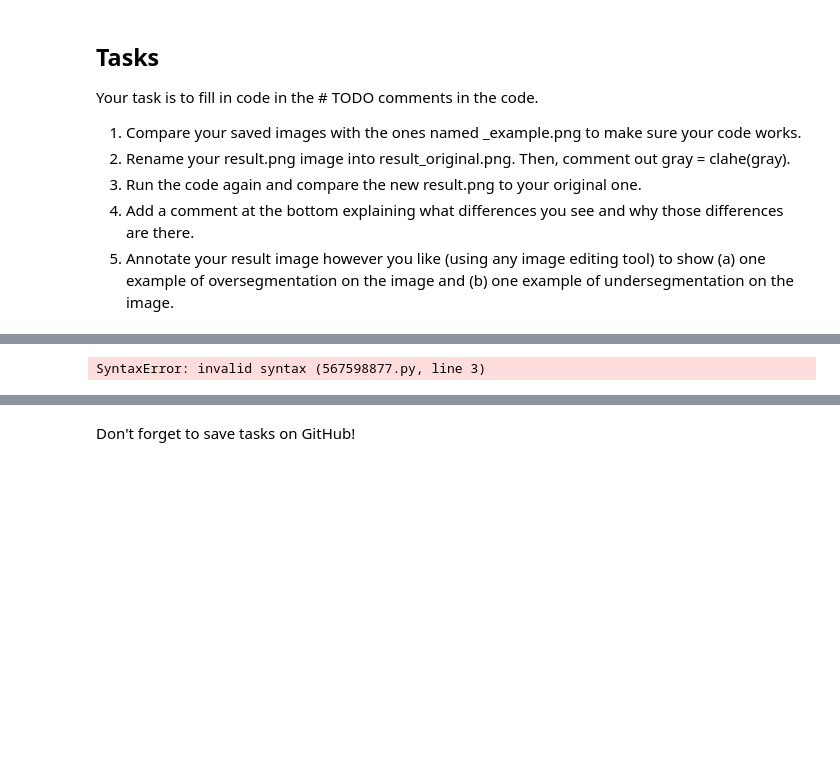
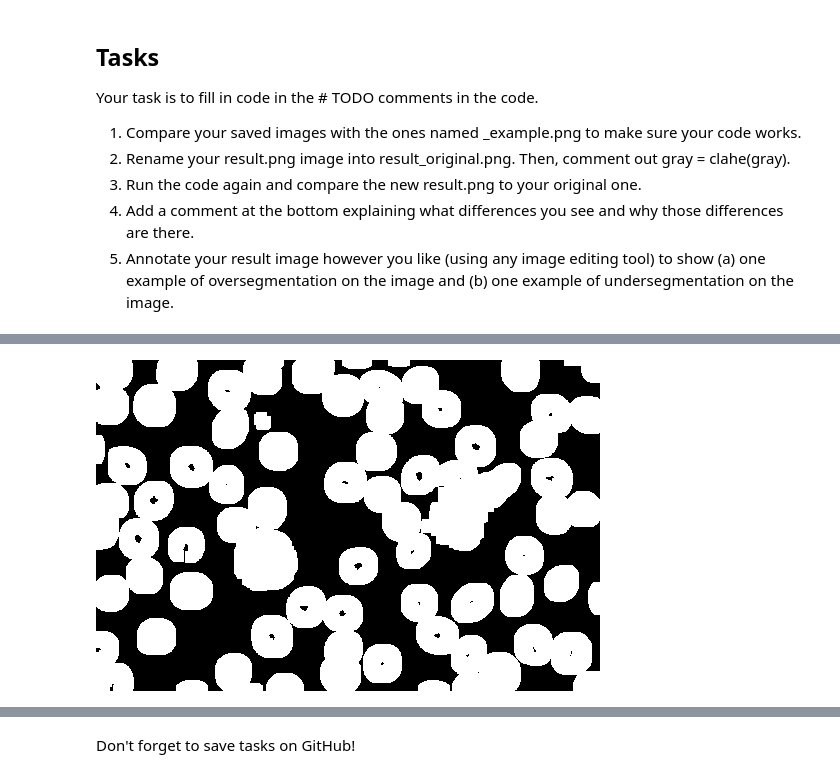
Before and after one commit to aljubic1/RacunalniVid_lab, a Jupyter notebook: lab5.ipynb, the cells around one changed output, grey strips where cells are left out. Cells and saved outputs as stored; diff of their text form; code cells hidden in the pictures; blank space fills up the shorter version.

```diff
--- a/lab5.ipynb
+++ b/lab5.ipynb
@@ -172,10 +177,10 @@ SyntaxError: invalid syntax (2941866250.py, line 4)
 # %%
 # Finding sure background area
 #TODO:
-sure_bg =
+sure_bg = cv.dilate(opening, kernel, iterations=3)
 cv2_imshow(sure_bg)
 # %% [output]
-SyntaxError: invalid syntax (567598877.py, line 3)
+[figure, added]
 # %%
 # Apply distance transform the image
 dist_transform =  cv.distanceTransform(thresh[1], cv.DIST_L2, 3)
```
Also changed, not shown: parts of 16 cells of this notebook.
